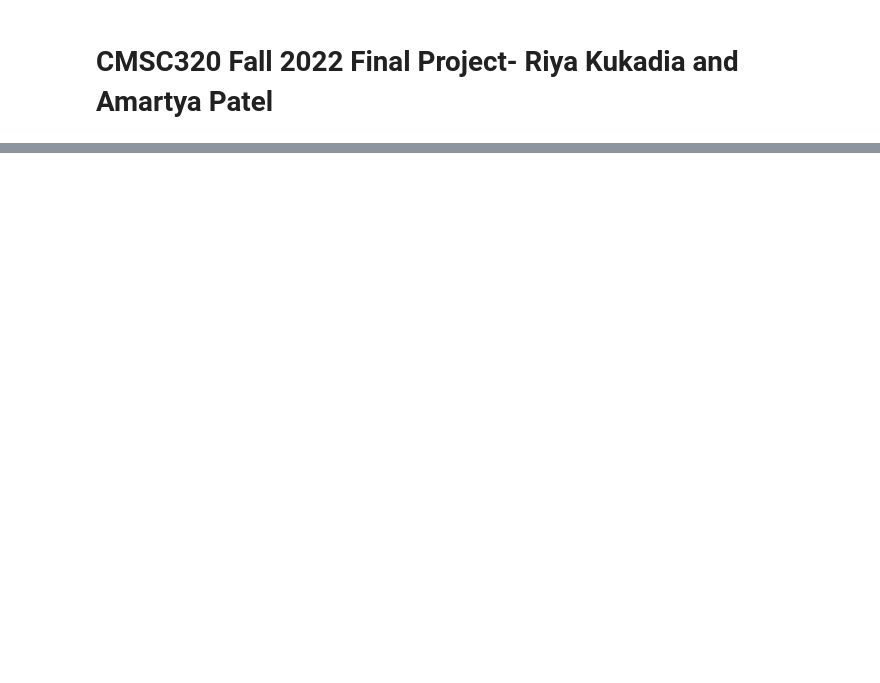
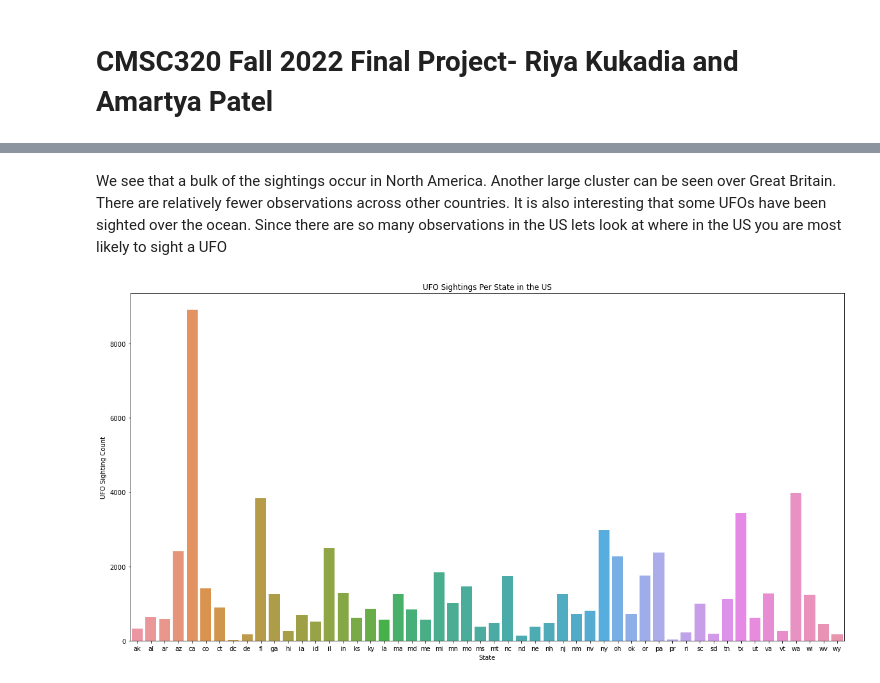
Before and after one commit to riyakukadia/320project, a Jupyter notebook: Final Project.ipynb, the cells around one changed output, grey strips where cells are left out. Saved outputs shown, nothing was run; the diff lists cells and outputs as text; code cells hidden in the pictures; blank space fills up the shorter version.

```diff
--- a/Final Project.ipynb
+++ b/Final Project.ipynb
@@ -100,0 +117,18 @@ UFO_Dataframe.head()
+# %% [markdown]
+We see that a bulk of the sightings occur in North America. Another large cluster can be seen over Great Britain. There are relatively fewer observations across other countries. It is also interesting that some UFOs have been sighted over the ocean.
+Since there are so many observations in the US lets look at where in the US you are most likely to sight a UFO
+# %%
+us_sightings = UFO_Dataframe.groupby('Country').get_group('us')
+us_per_state = us_sightings.groupby('State').size().reset_index()
+
+# Use log scale on the y axis since the number of sightings across states is very skewed???
+
+us_per_state.columns = ["State", "Count"]
+fig, ax = plt.subplots(figsize=(20, 10))
+
+plot = sns.barplot(data = us_per_state, x = "State", y = "Count")
+plot = plot.set(xlabel = "State", ylabel = "UFO Sighting Count", title ='UFO Sightings Per State in the US')
+
+plt.show()
+# %% [output]
+[figure, added]
```
Also changed, not shown: parts of 33 cells of this notebook, 1 other file.
